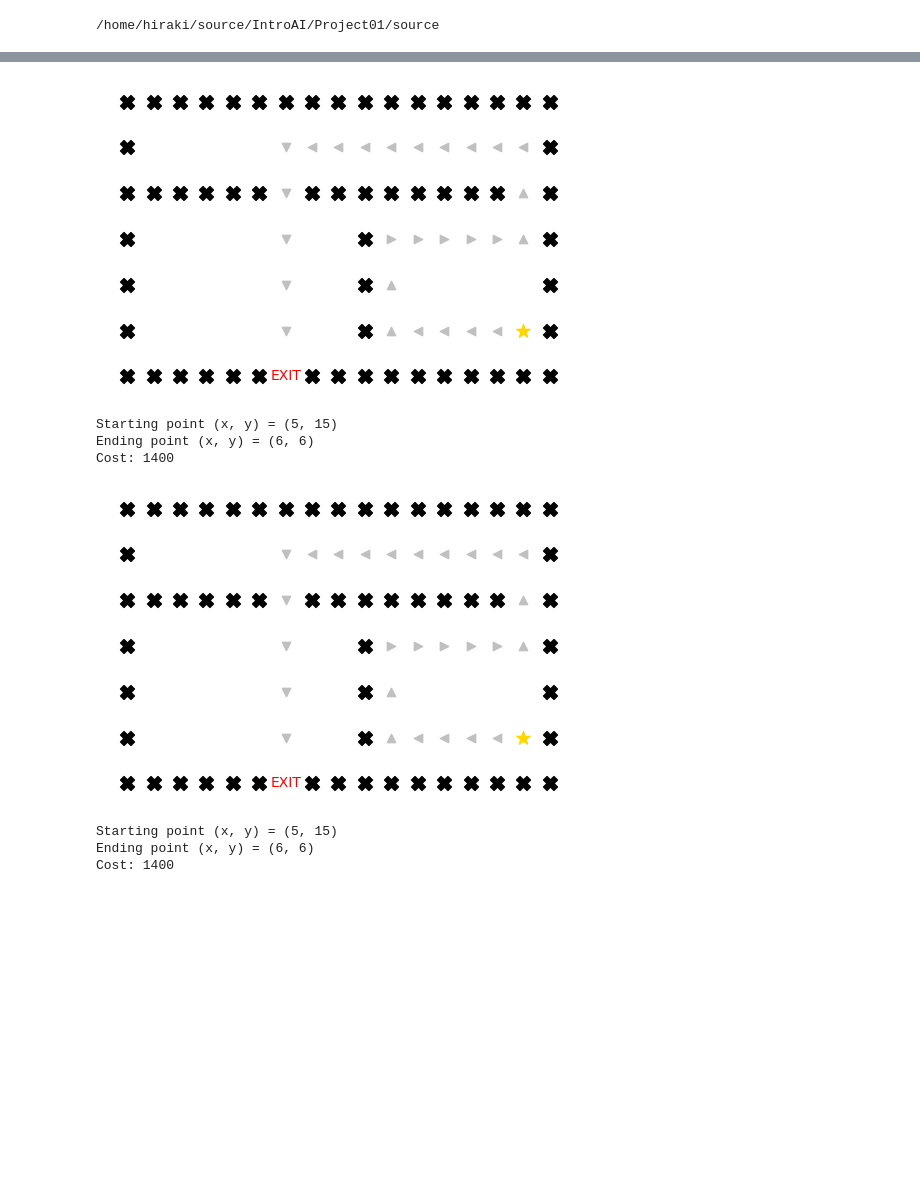
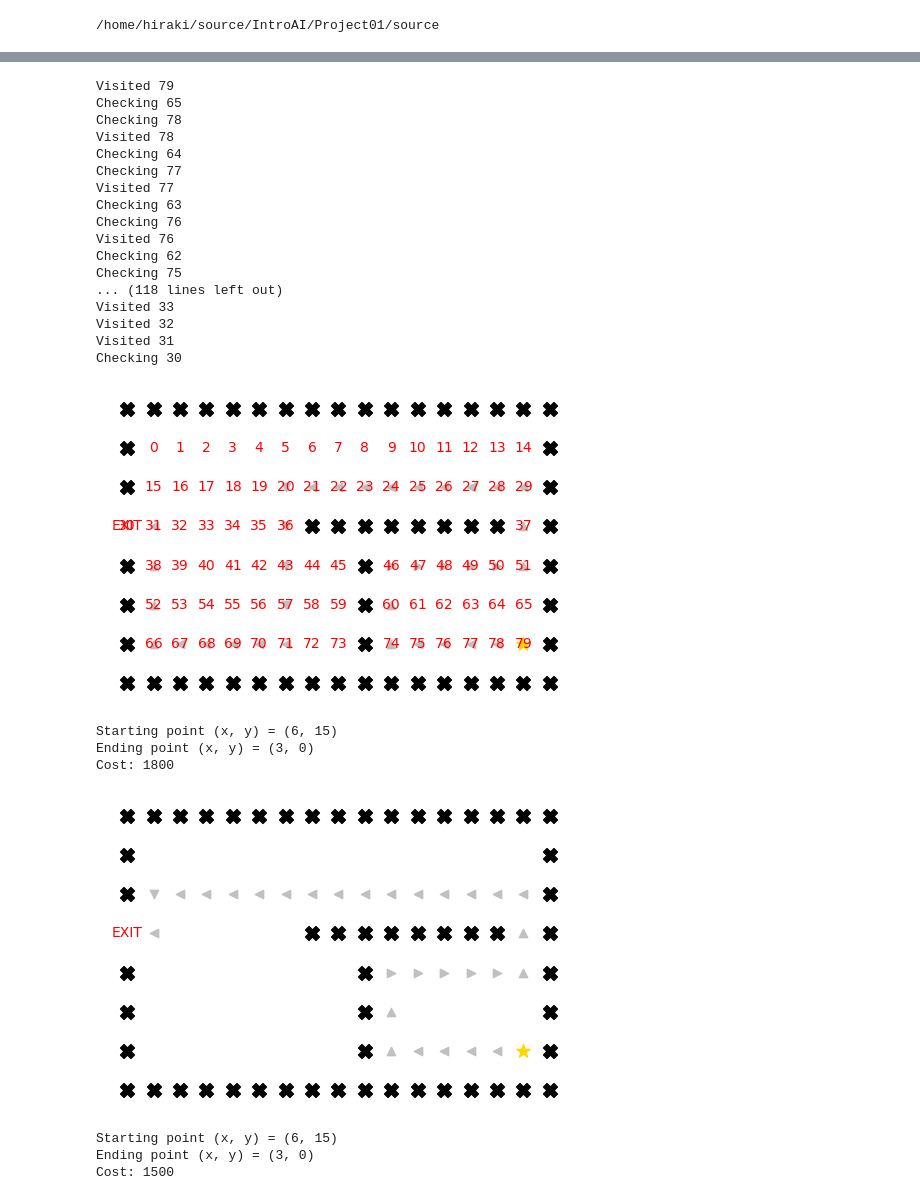
Before and after one commit to hungngocphat01/HCMUS-IntroAI-Project01-Pathfinding, a Jupyter notebook: report/report-src/report-nobonus.ipynb, the cells around one changed output, grey strips where cells are left out. Cells and saved outputs as stored; diff of their text form; code cells hidden in the pictures; blank space fills up the shorter version.

```diff
--- a/report/report-src/report-nobonus.ipynb
+++ b/report/report-src/report-nobonus.ipynb
@@ -18,6 +18,6 @@ Ending point (x, y) = (6, 6)
 # %%
 # Hàm client để chạy thuật toán tìm kiếm
-def run_search_nobonus(g: Graph, algorithm, heuristic=None):
+def run_search_nobonus(g: Graph, algorithm, heuristic=None, debug=False):
     # g: đồ thị được đọc vào
     # algorithm: con trỏ đến hàm tìm kiếm cần chạy
     if heuristic:
@@ -28,24 +28,41 @@ def run_search_nobonus(g: Graph, algorithm, heuristic=None):
     labeled_path, path_cost = g.backtrack(label_path)
     # Danh sách các tọa độ của đường đi
     coord_path = g.convert_path_to_coord(labeled_path)
-    g.visualize(coord_path)
+    g.visualize(coord_path, debug=debug)
     print('Cost:', path_cost)
 # %%
 # Đồ thị 1, DFS
-run_search_nobonus(g1, DFS)
+run_search_nobonus(g1, DFS, debug=True)
 # %% [output]
+Visited 79
+Checking 65
+Checking 78
+Visited 78
+Checking 64
+Checking 77
+Visited 77
+Checking 63
+Checking 76
+Visited 76
+Checking 62
+Checking 75
+... (118 lines left out)
+Visited 33
+Visited 32
+Visited 31
+Checking 30
-[figure, old version]
+[figure, new version]
-Starting point (x, y) = (5, 15)
-Ending point (x, y) = (6, 6)
-Cost: 1400
+Starting point (x, y) = (6, 15)
+Ending point (x, y) = (3, 0)
+Cost: 1800
 # %%
 # Đồ thị 1, GBFS (Euclide heuristic)
 run_search_nobonus(g1, GBFS, euclide_heuristic)
 # %% [output]
-[figure, old version]
+[figure, new version]
-Starting point (x, y) = (5, 15)
-Ending point (x, y) = (6, 6)
-Cost: 1400
+Starting point (x, y) = (6, 15)
+Ending point (x, y) = (3, 0)
+Cost: 1500
 # %%
 # Đồ thị 1, GBFS (Manhattan heuristic)
 run_search_nobonus(g1, GBFS, manhattan_heuristic)
```
Also changed, not shown: parts of 2 cells of this notebook, 10 other files.
